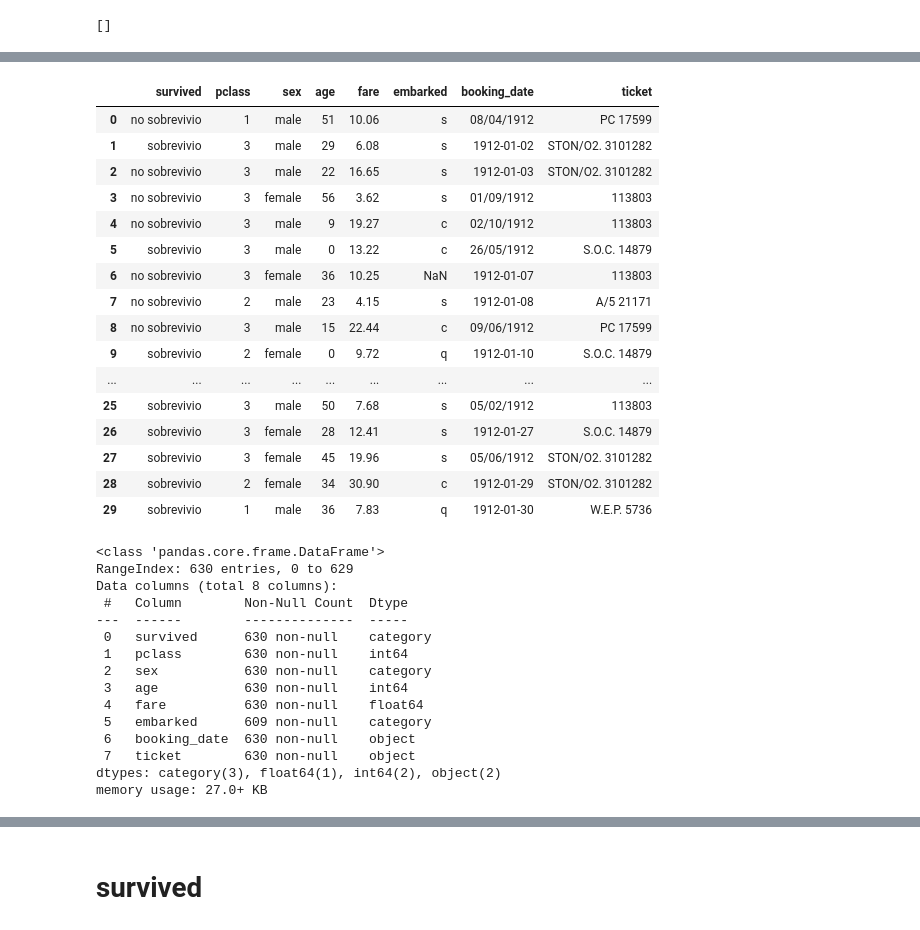
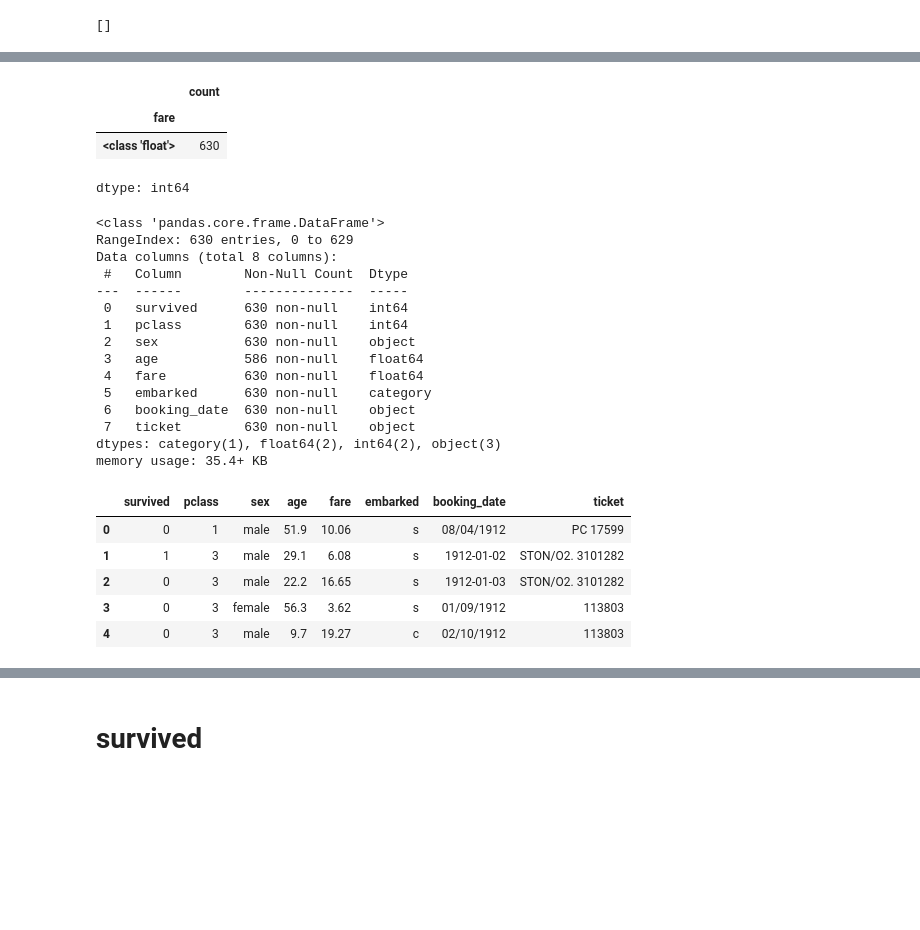
Before and after one commit to estebantarrifa07/CSV, a Jupyter notebook: tarrifa_07.ipynb, the cells around one changed output, grey strips where cells are left out. Drawn from its saved outputs; the diff is of its cells as text; code cells hidden in the pictures; blank space fills up the shorter version.

```diff
--- a/tarrifa_07.ipynb
+++ b/tarrifa_07.ipynb
@@ -449,38 +446,38 @@ memory usage: 27.0+ KB
+# %%
+# Este código verifica y cuenta los tipos de datos de cada elemento en la columna 'sex',
+# lo cual es útil para identificar inconsistencias.
+(df_csv['fare'].apply(type).value_counts())
+# %% [output]
+|  | count |
+| fare |  |
+| <class 'float'> | 630 |
+dtype: int64
+# %%
+# Este código muestra un resumen conciso de la columna 'sex' del DataFrame `df_csv`.
+# Incluye el tipo de datos, el número de valores no nulos y el uso de memoria de la serie.
+df_csv.info()
+# %% [output]
+<class 'pandas.core.frame.DataFrame'>
+RangeIndex: 630 entries, 0 to 629
+Data columns (total 8 columns):
+ #   Column        Non-Null Count  Dtype
+---  ------        --------------  -----
+ 0   survived      630 non-null    int64
+ 1   pclass        630 non-null    int64
+ 2   sex           630 non-null    object
+ 3   age           586 non-null    float64
+ 4   fare          630 non-null    float64
+ 5   embarked      630 non-null    category
+ 6   booking_date  630 non-null    object
+ 7   ticket        630 non-null    object
+dtypes: category(1), float64(2), int64(2), object(3)
+memory usage: 35.4+ KB
 # %%
-df_csv.head(30)
+df_csv.head(5)
 # %% [output]
 |  | survived | pclass | sex | age | fare | embarked | booking_date | ticket |
-| 0 | no sobrevivio | 1 | male | 51 | 10.06 | s | 08/04/1912 | PC 17599 |
-| 1 | sobrevivio | 3 | male | 29 | 6.08 | s | 1912-01-02 | STON/O2. 3101282 |
-| 2 | no sobrevivio | 3 | male | 22 | 16.65 | s | 1912-01-03 | STON/O2. 3101282 |
-| 3 | no sobrevivio | 3 | female | 56 | 3.62 | s | 01/09/1912 | 113803 |
-| 4 | no sobrevivio | 3 | male | 9 | 19.27 | c | 02/10/1912 | 113803 |
-| 5 | sobrevivio | 3 | male | 0 | 13.22 | c | 26/05/1912 | S.O.C. 14879 |
-| 6 | no sobrevivio | 3 | female | 36 | 10.25 | NaN | 1912-01-07 | 113803 |
-| 7 | no sobrevivio | 2 | male | 23 | 4.15 | s | 1912-01-08 | A/5 21171 |
-| 8 | no sobrevivio | 3 | male | 15 | 22.44 | c | 09/06/1912 | PC 17599 |
-| 9 | sobrevivio | 2 | female | 0 | 9.72 | q | 1912-01-10 | S.O.C. 14879 |
-| ... | ... | ... | ... | ... | ... | ... | ... | ... |
-| 25 | sobrevivio | 3 | male | 50 | 7.68 | s | 05/02/1912 | 113803 |
-| 26 | sobrevivio | 3 | female | 28 | 12.41 | s | 1912-01-27 | S.O.C. 14879 |
-| 27 | sobrevivio | 3 | female | 45 | 19.96 | s | 05/06/1912 | STON/O2. 3101282 |
-| 28 | sobrevivio | 2 | female | 34 | 30.90 | c | 1912-01-29 | STON/O2. 3101282 |
-| 29 | sobrevivio | 1 | male | 36 | 7.83 | q | 1912-01-30 | W.E.P. 5736 |
+| 0 | 0 | 1 | male | 51.9 | 10.06 | s | 08/04/1912 | PC 17599 |
+| 1 | 1 | 3 | male | 29.1 | 6.08 | s | 1912-01-02 | STON/O2. 3101282 |
+| 2 | 0 | 3 | male | 22.2 | 16.65 | s | 1912-01-03 | STON/O2. 3101282 |
+| 3 | 0 | 3 | female | 56.3 | 3.62 | s | 01/09/1912 | 113803 |
+| 4 | 0 | 3 | male | 9.7 | 19.27 | c | 02/10/1912 | 113803 |
-# %%
-df_csv.info()
-# %% [output]
-<class 'pandas.core.frame.DataFrame'>
-RangeIndex: 630 entries, 0 to 629
-Data columns (total 8 columns):
- #   Column        Non-Null Count  Dtype
----  ------        --------------  -----
- 0   survived      630 non-null    category
- 1   pclass        630 non-null    int64
- 2   sex           630 non-null    category
- 3   age           630 non-null    int64
- 4   fare          630 non-null    float64
- 5   embarked      609 non-null    category
- 6   booking_date  630 non-null    object
- 7   ticket        630 non-null    object
-dtypes: category(3), float64(1), int64(2), object(2)
-memory usage: 27.0+ KB
```
Also changed, not shown: parts of 63 cells of this notebook.
